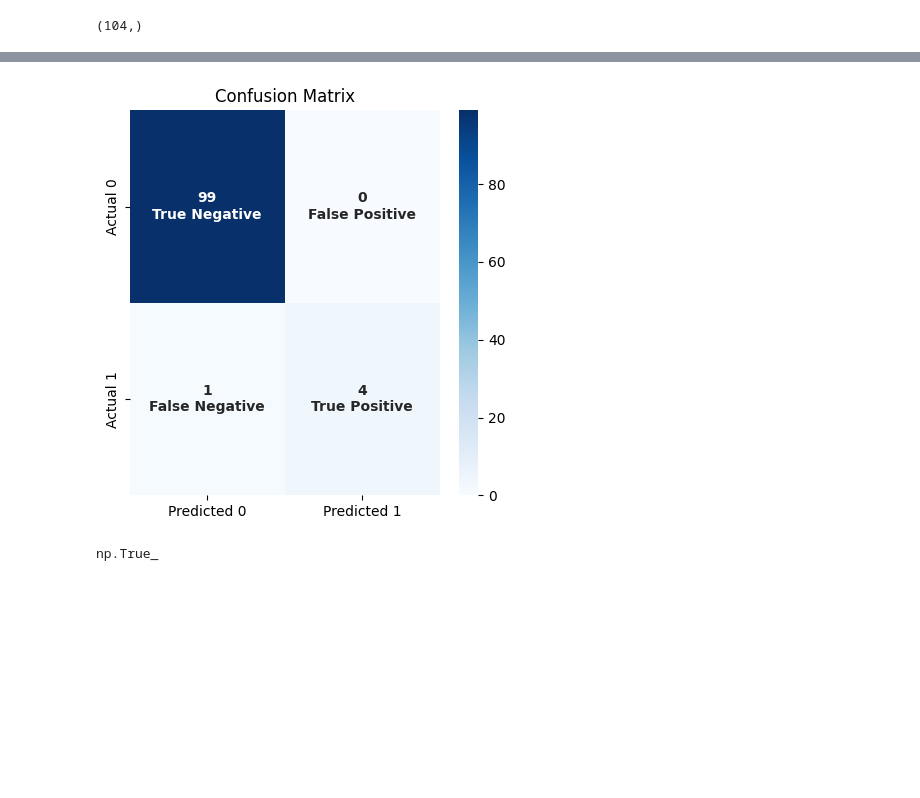
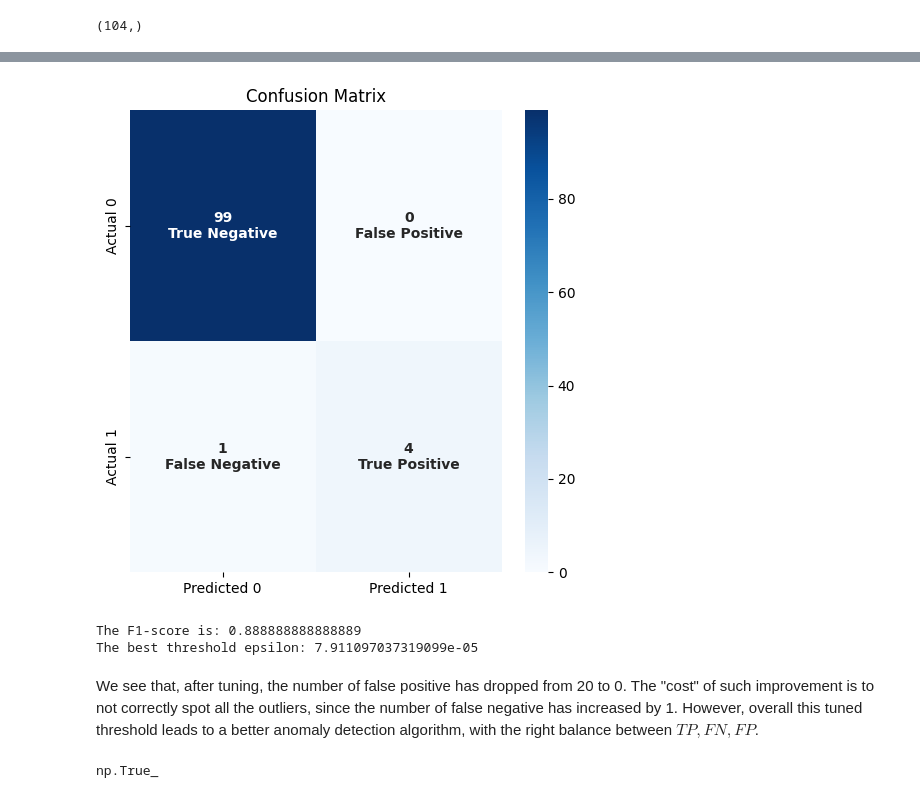
Before and after one commit to mirko-leccese/The-Machine-Learning-Project, a Jupyter notebook: anomaly-detection/density-estimation.ipynb, the cells around one changed output, grey strips where cells are left out. Cells and saved outputs as stored; diff of their text form; code cells hidden in the pictures; blank space fills up the shorter version.

```diff
--- a/anomaly-detection/density-estimation.ipynb
+++ b/anomaly-detection/density-estimation.ipynb
@@ -151,6 +227,7 @@ np.float64(0.0459189761095633)
 df_base = df.copy()
 # %%
-df_base["f3"] = df_base["f3"].apply(lambda x: np.log(x+1))
+# Applying the log trasformation to feature 3
+df_base["f3"] = df_base["f3"].apply(lambda x: np.log(x))
 # %%
 # Plotting each feature distribution
 fig, ax = plt.subplots(figsize=(4,4))
@@ -164,6 +241,7 @@ ax.plot(
              sample_mean(df_base["f3"]),
              np.sqrt(sample_variance(df_base["f3"]))),
     color="red", lw=2, ls="--")
+ax.set_xlabel("log(f3)")
 
 plt.show()
 # %% [output]
@@ -298,5 +436,6 @@ class AnomalyDetection:
         ax.set_title('Confusion Matrix')
         plt.show()
 # %%
-anomalyDet = AnomalyDetection(n_steps=1000)
+# Initialize
+my_estimator = DensityEstimator(n_steps=1000)
 # %%
@@ -344,8 +533,17 @@ anomalyDet.threshold_tune(X_val, y_val)
 # %%
-best_threshold = anomalyDet.best_params_["threshold"]
-best_cm = anomalyDet.best_params_["confusion_matrix"]
+# Getting threshold and confusion matrix from the best_params_ attribute
+best_threshold = my_estimator.best_params_["threshold"]
+best_cm = my_estimator.best_params_["confusion_matrix"]
 # %%
-anomalyDet.plot_confusion_matrix(best_cm)
+my_estimator.plot_confusion_matrix(best_cm)
 # %% [output]
-[figure, old version]
+[figure, new version]
+# %%
+print(f"The F1-score is: {my_estimator.best_params_['F1_score']}")
+print(f"The best threshold epsilon: {best_threshold}")
+# %% [output]
+The F1-score is: 0.888888888888889
+The best threshold epsilon: 7.911097037319099e-05
+# %% [markdown]
+We see that, after tuning, the number of false positive has dropped from 20 to 0. The "cost" of such improvement is to not correctly spot all the outliers, since the number of false negative has increased by 1. However, overall this tuned threshold leads to a better anomaly detection algorithm, with the right balance between $TP,FN,FP$.
 # %%
```
Also changed, not shown: parts of 43 cells of this notebook.
